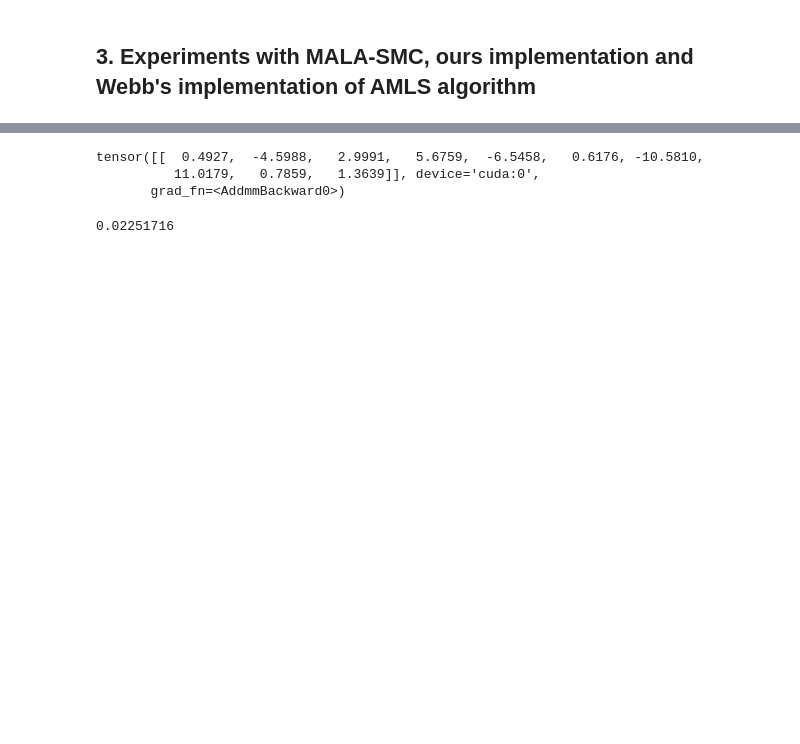
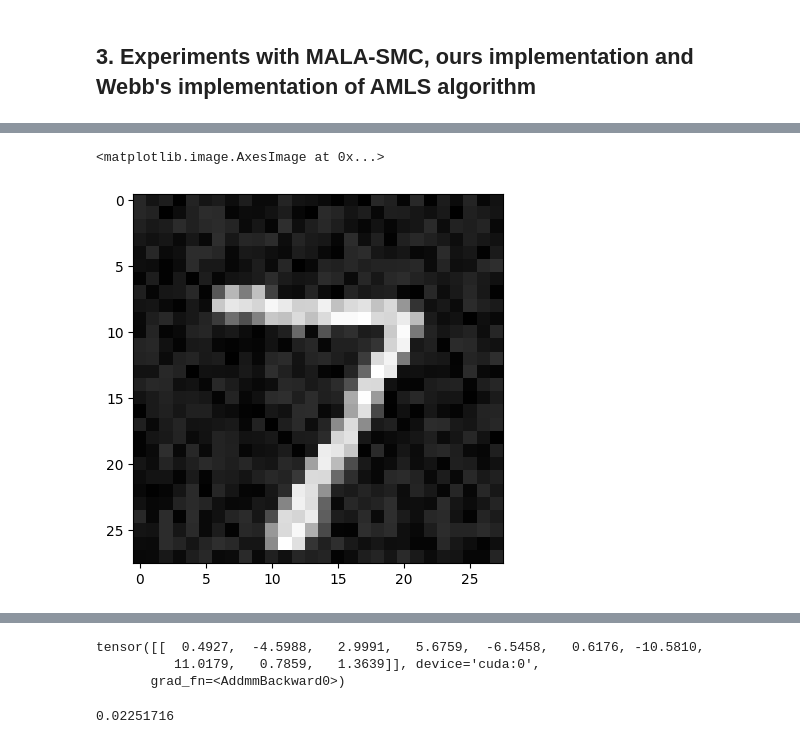
Before and after one commit to karimtito/stat_reliability_measure, a Jupyter notebook: notebooks/test_run_exp.ipynb, the cells around one changed output, grey strips where cells are left out. Drawn from its saved outputs; the diff is of its cells as text; code cells hidden in the pictures; blank space fills up the shorter version.

```diff
--- a/notebooks/test_run_exp.ipynb
+++ b/notebooks/test_run_exp.ipynb
@@ -94,0 +85,10 @@ std. rel. adj.:383276611370.71
+# %%
+p_ref, dict_out=run_exp.run_est(model=model,method='mala',X=X,y=y,dataset_name='mnist',
+                        n_rep=n_ref, verbose=0, track_accept=False,ess_alpha_range=[
+                                                                                 ess_ref],
+                        alpha=alpha_ref, L_range=[1], adapt_func='simp_ess',
+                         N_range=[N_ref],T_range=[T_ref],epsilon_range=epsilon_range,repeat_exp=True,
+ )
+exp_config,method_config_mala, agg_res_df = dict_out['exp_config'],dict_out['method_config'],dict_out['agg_res_df']
+results_ref = dict_out['results_df']
+print(f"p_fail_mala={p_ref}")
@@ -118,0 +131,21 @@ reload(mc_pyt)
+# %%
+p_fail_hmls, dict_out=run_exp.run_stat_rel_exp(model=model,method='hmls',X=X,y=y,dataset_name='mnist',
+                        n_rep=200, verbose=0, track_accept=False,ratio_range=[0.5],track_levels=True,
+                        alpha=0.25, L_range=[1], only_duplicated=True,p_ref=p_ref,
+                      track_X=False, track_advs=True,np_seed=1,torch_seed=0,
+                         N_range=[5000],T_range=[2],epsilon_range=epsilon_range,repeat_exp=True,
+ )
+
+
+exp_config,method_config_hmls, agg_res_df = dict_out['exp_config'],dict_out['method_config'],dict_out['agg_res_df']
+results_df_hmls = dict_out['results_df']
+
+X_hmls_adv = dict_out['advs_list'][0]
+img_hmls_adv = exp_config.gaussian_to_image(torch.Tensor(X_hmls_adv).to(exp_config.device))
+quant_img_hmls_adv = t_u.quantize_img(img_hmls_adv)/255.
+y_hmls_adv = model(img_hmls_adv).argmax(dim=1)
+normal_layer = t_u.NormalCDFLayer(device = exp_config.device,offset = x_0, epsilon=epsilon_range[0])
+def gaussian_to_image(gaussian_sample,normal_layer=normal_layer,image_shape=(28,28)):
+    image = normal_layer(gaussian_sample.view(-1,*image_shape))
+    return image
+print(f"p_fail_hmls={p_fail_hmls}")
@@ -118,0 +163,5 @@ reload(mc_pyt)
+# %%
+plt.imshow(quant_img_hmls_adv[0].cpu().detach().view(28,28).numpy(),cmap='gray')
+# %% [output]
+<matplotlib.image.AxesImage at 0x...>
+[figure, added]
```
Also changed, not shown: parts of 30 cells of this notebook, 3 other files.
